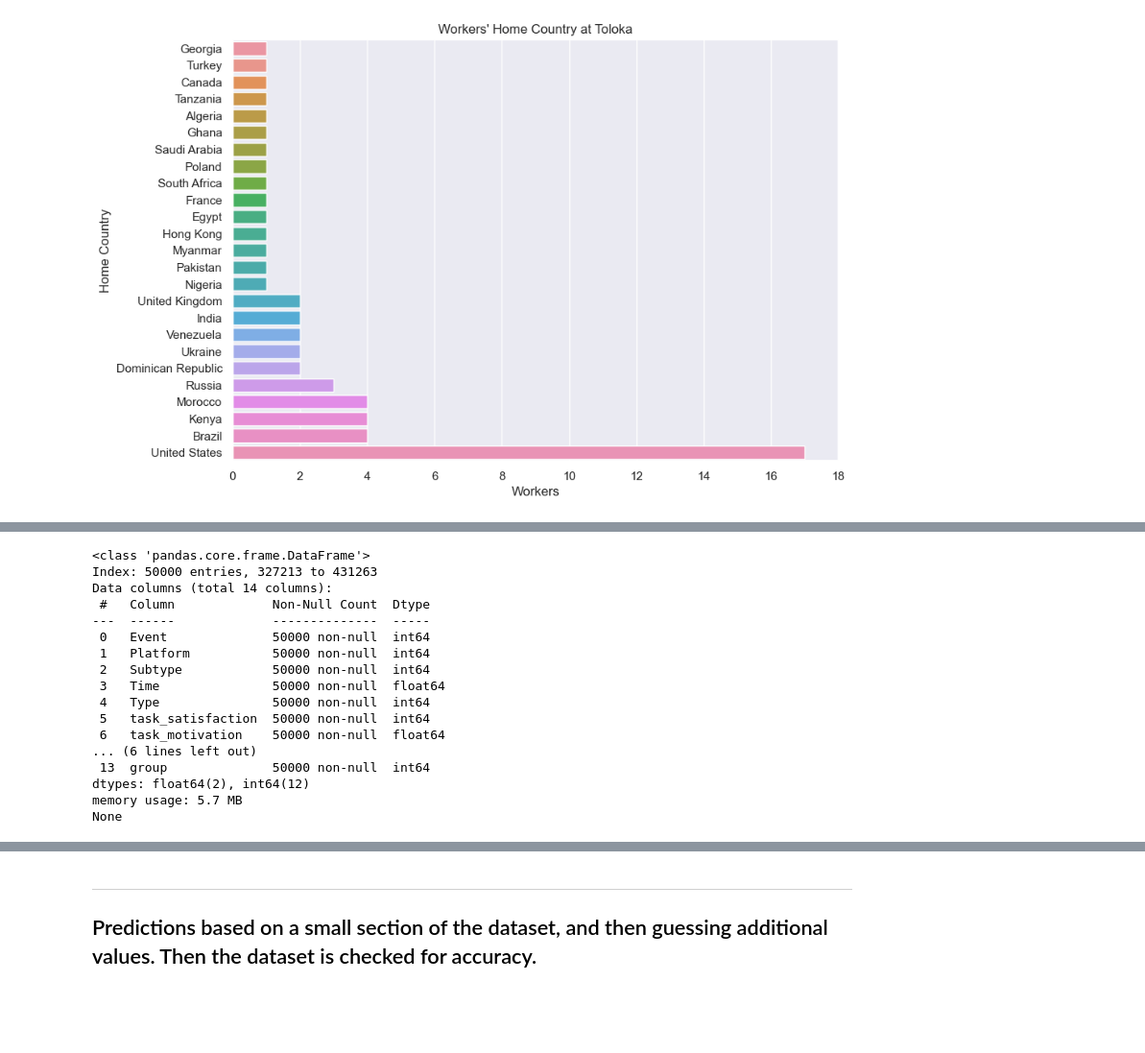
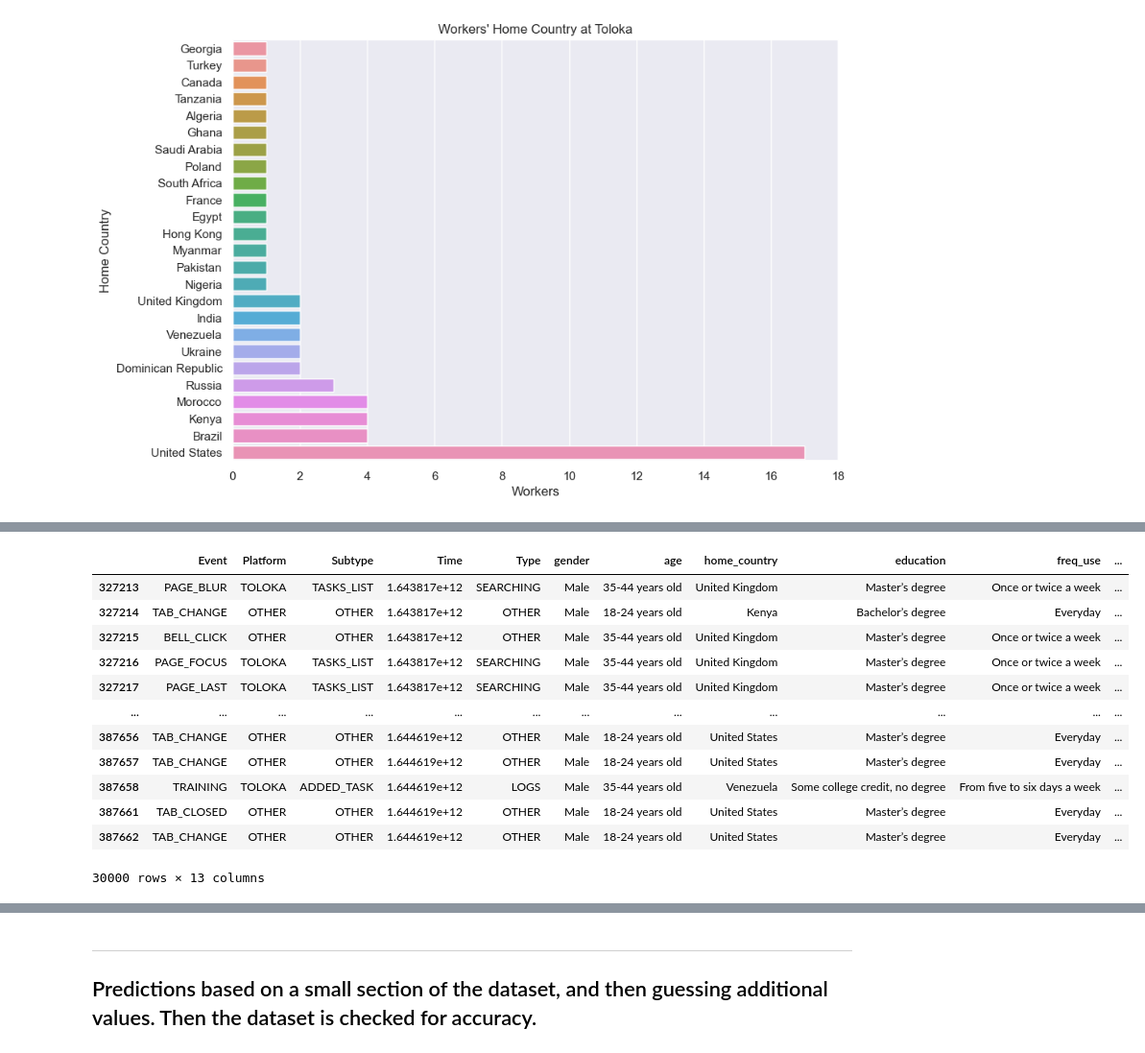
Before and after one commit to NicholasBerns/DataScienceProject, a Jupyter notebook: toloka_models.ipynb, the cells around one changed output, grey strips where cells are left out. Shown at 96% size. Cells and saved outputs as stored; diff of their text form; code cells hidden in the pictures; blank space fills up the shorter version.

```diff
--- a/toloka_models.ipynb
+++ b/toloka_models.ipynb
@@ -127,51 +127,18 @@ merged_toloka
 # %%
-df_tolo_model = merged_toloka.drop(columns=['Current', 'ID', 'User'])
-df_tolo_model = df_tolo_model.iloc[150000:200000]
-
-from sklearn.preprocessing import LabelEncoder
-le = LabelEncoder()
-le.fit(df_tolo_model['Event'])
-df_tolo_model['Event'] = le.transform(df_tolo_model['Event'])
-le.fit(df_tolo_model['Platform'])
-df_tolo_model['Platform'] = le.transform(df_tolo_model['Platform'])
-le.fit(df_tolo_model['Subtype'])
-df_tolo_model['Subtype'] = le.transform(df_tolo_model['Subtype'])
-le.fit(df_tolo_model['Type'])
-df_tolo_model['Type'] = le.transform(df_tolo_model['Type'])
-
-le.fit(df_tolo_model['task_satisfaction'])
-df_tolo_model['task_satisfaction'] = le.transform(df_tolo_model['task_satisfaction'])
-le.fit(df_tolo_model['gender'])
-df_tolo_model['gender'] = le.transform(df_tolo_model['gender'])
-le.fit(df_tolo_model['age'])
-df_tolo_model['age'] = le.transform(df_tolo_model['age'])
-le.fit(df_tolo_model['current_country'])
-df_tolo_model['current_country'] = le.transform(df_tolo_model['current_country'])
-le.fit(df_tolo_model['home_country'])
-df_tolo_model['home_country'] = le.transform(df_tolo_model['home_country'])
-le.fit(df_tolo_model['only_one_country'])
-df_tolo_model['only_one_country'] = le.transform(df_tolo_model['only_one_country'])
-le.fit(df_tolo_model['education'])
-df_tolo_model['education'] = le.transform(df_tolo_model['education'])
-le.fit(df_tolo_model['group'])
-df_tolo_model['group'] = le.transform(df_tolo_model['group'])
-
-print(df_tolo_model.info())
+df_tolo_model = merged_toloka.drop(columns=['Current', 'ID', 'User', 'current_country', 'only_one_country', 'group', 'task_satisfaction', 'task_motivation'])
+df_tolo_model = df_tolo_model.iloc[150000:180000]
+df_tolo_model
 # %% [output]
+|  | Event | Platform | Subtype | Time | Type | gender | age | home_country | education | freq_use | ... |
+| 327213 | PAGE_BLUR | TOLOKA | TASKS_LIST | 1.643817e+12 | SEARCHING | Male | 35-44 years old | United Kingdom | Master’s degree | Once or twice a week | ... |
+| 327214 | TAB_CHANGE | OTHER | OTHER | 1.643817e+12 | OTHER | Male | 18-24 years old | Kenya | Bachelor’s degree | Everyday | ... |
+| 327215 | BELL_CLICK | OTHER | OTHER | 1.643817e+12 | OTHER | Male | 35-44 years old | United Kingdom | Master’s degree | Once or twice a week | ... |
+| 327216 | PAGE_FOCUS | TOLOKA | TASKS_LIST | 1.643817e+12 | SEARCHING | Male | 35-44 years old | United Kingdom | Master’s degree | Once or twice a week | ... |
+| 327217 | PAGE_LAST | TOLOKA | TASKS_LIST | 1.643817e+12 | SEARCHING | Male | 35-44 years old | United Kingdom | Master’s degree | Once or twice a week | ... |
+| ... | ... | ... | ... | ... | ... | ... | ... | ... | ... | ... | ... |
+| 387656 | TAB_CHANGE | OTHER | OTHER | 1.644619e+12 | OTHER | Male | 18-24 years old | United States | Master’s degree | Everyday | ... |
+| 387657 | TAB_CHANGE | OTHER | OTHER | 1.644619e+12 | OTHER | Male | 18-24 years old | United States | Master’s degree | Everyday | ... |
+| 387658 | TRAINING | TOLOKA | ADDED_TASK | 1.644619e+12 | LOGS | Male | 35-44 years old | Venezuela | Some college credit, no degree | From five to six days a week | ... |
+| 387661 | TAB_CLOSED | OTHER | OTHER | 1.644619e+12 | OTHER | Male | 18-24 years old | United States | Master’s degree | Everyday | ... |
+| 387662 | TAB_CHANGE | OTHER | OTHER | 1.644619e+12 | OTHER | Male | 18-24 years old | United States | Master’s degree | Everyday | ... |
-<class 'pandas.core.frame.DataFrame'>
-Index: 50000 entries, 327213 to 431263
-Data columns (total 14 columns):
- #   Column             Non-Null Count  Dtype
----  ------             --------------  -----
- 0   Event              50000 non-null  int64
- 1   Platform           50000 non-null  int64
- 2   Subtype            50000 non-null  int64
- 3   Time               50000 non-null  float64
- 4   Type               50000 non-null  int64
- 5   task_satisfaction  50000 non-null  int64
- 6   task_motivation    50000 non-null  float64
-... (6 lines left out)
- 13  group              50000 non-null  int64
-dtypes: float64(2), int64(12)
-memory usage: 5.7 MB
-None
+30000 rows × 13 columns
```
Also changed, not shown: parts of 6 cells of this notebook, 1 other file.
